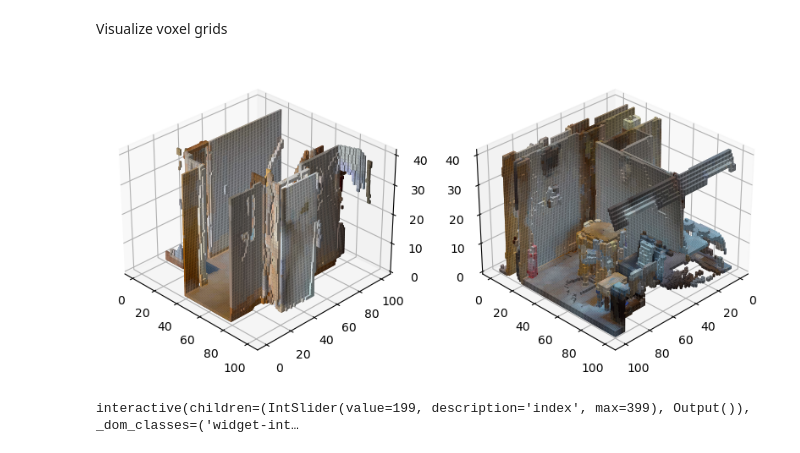
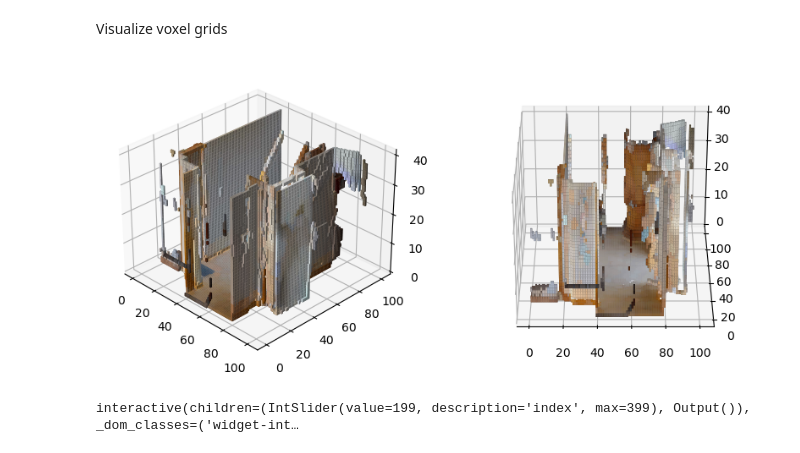
Before and after one commit to dtonderski/ReSEAL, a Jupyter notebook: notebooks/Generate_3D_semantic_map.ipynb, the cells around one changed output. Saved outputs shown, nothing was run; the diff lists cells and outputs as text; code cells hidden in the pictures.

```diff
--- a/notebooks/Generate_3D_semantic_map.ipynb
+++ b/notebooks/Generate_3D_semantic_map.ipynb
@@ -109,21 +109,21 @@ Visualize voxel grids
 # %%
 %matplotlib inline
 from mpl_toolkits.mplot3d import Axes3D
 
 map_at_end_T = np.transpose(map_at_end, (0,2,1,3))
 map_at_start_T = np.transpose(map_at_start, (0,2,1,3))
 
 # Plot 3d voxel grid
 fig = plt.figure(figsize=(10, 5))
 ax1 = fig.add_subplot(121, projection='3d')
 ax2 = fig.add_subplot(122, projection='3d')
 ax1.voxels(map_at_start_T[:,:,:,0], facecolors=map_at_start_T[:,:,:,1:])
-ax2.voxels(map_at_end_T[:,:,:,0], facecolors=map_at_end_T[:,:,:,1:])
+ax2.voxels(map_at_start_T[:,:,:,0], facecolors=map_at_start_T[:,:,:,1:])
 ax1.view_init(azim=-45)
-ax2.view_init(azim=45)
+ax2.view_init(azim=-90)
 plt.show()
 # %% [output]
-[figure, old version]
+[figure, new version]
 # %%
 %matplotlib inline
 
```
Also changed, not shown: parts of 1 cell of this notebook.
